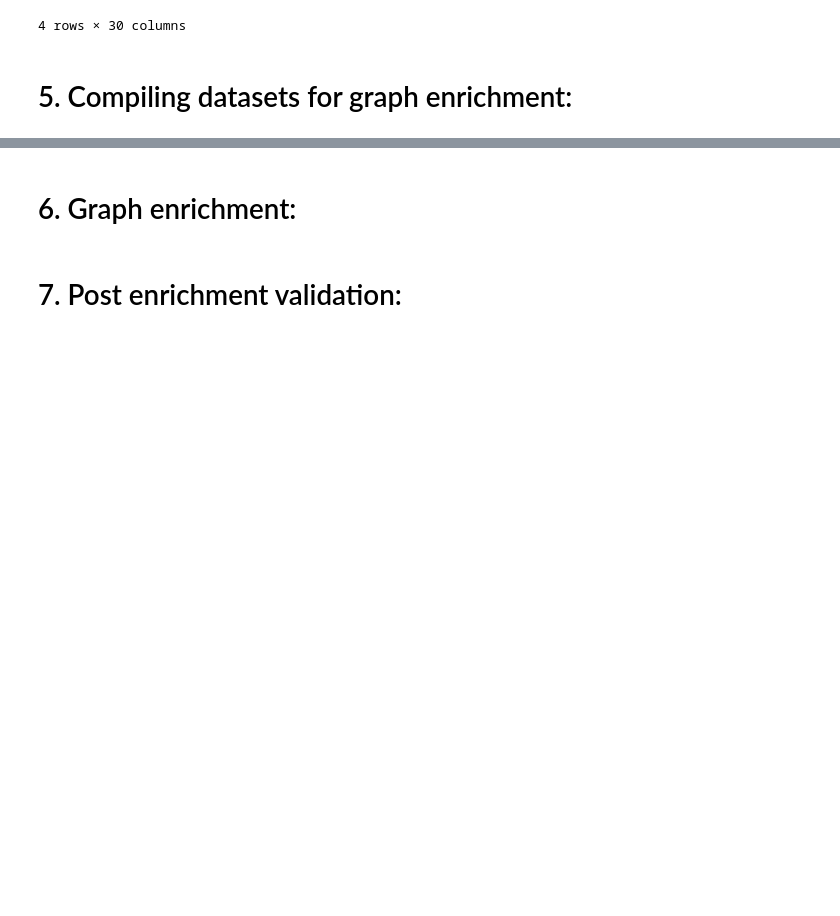
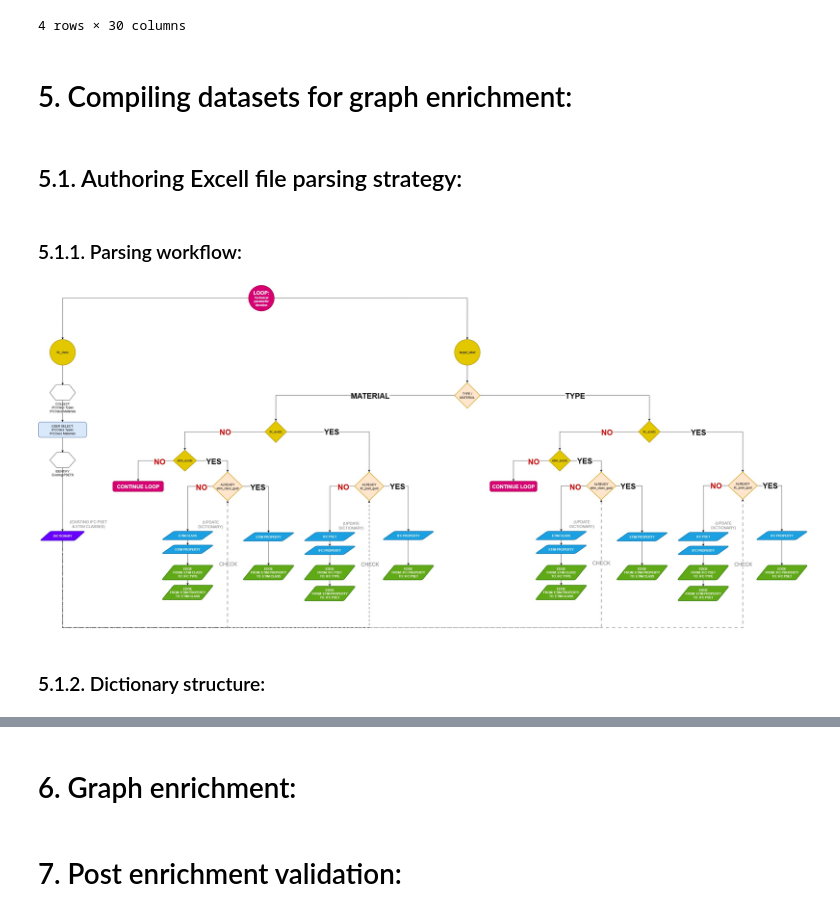
Before and after one commit to BenoitLoze1977/liverpool_csck700_capstone_project, a Jupyter notebook: notebooks/csck700_4_graph_enrichment.ipynb, the cells around one changed output, grey strips where cells are left out. Saved outputs shown, nothing was run; the diff lists cells and outputs as text; code cells hidden in the pictures; blank space fills up the shorter version.

```diff
--- a/notebooks/csck700_4_graph_enrichment.ipynb
+++ b/notebooks/csck700_4_graph_enrichment.ipynb
@@ -101,3 +102,15 @@ for name, df in dfs.items():
 4 rows × 30 columns
 # %% [markdown]
 # 5. Compiling datasets for graph enrichment:
+# %% [markdown]
+## 5.1. Authoring Excell file parsing strategy:
+# %% [markdown]
+### 5.1.1. Parsing workflow:
+# %%
+authoring_parsing_path = r"..\references\graph_enrichment_workflow.jpg"
+# %%
+display(Image(filename=authoring_parsing_path))
+# %% [output]
+[figure, added]
+# %% [markdown]
+### 5.1.2. Dictionary structure:
```
Also changed, not shown: parts of 19 cells of this notebook, 13 other files.
